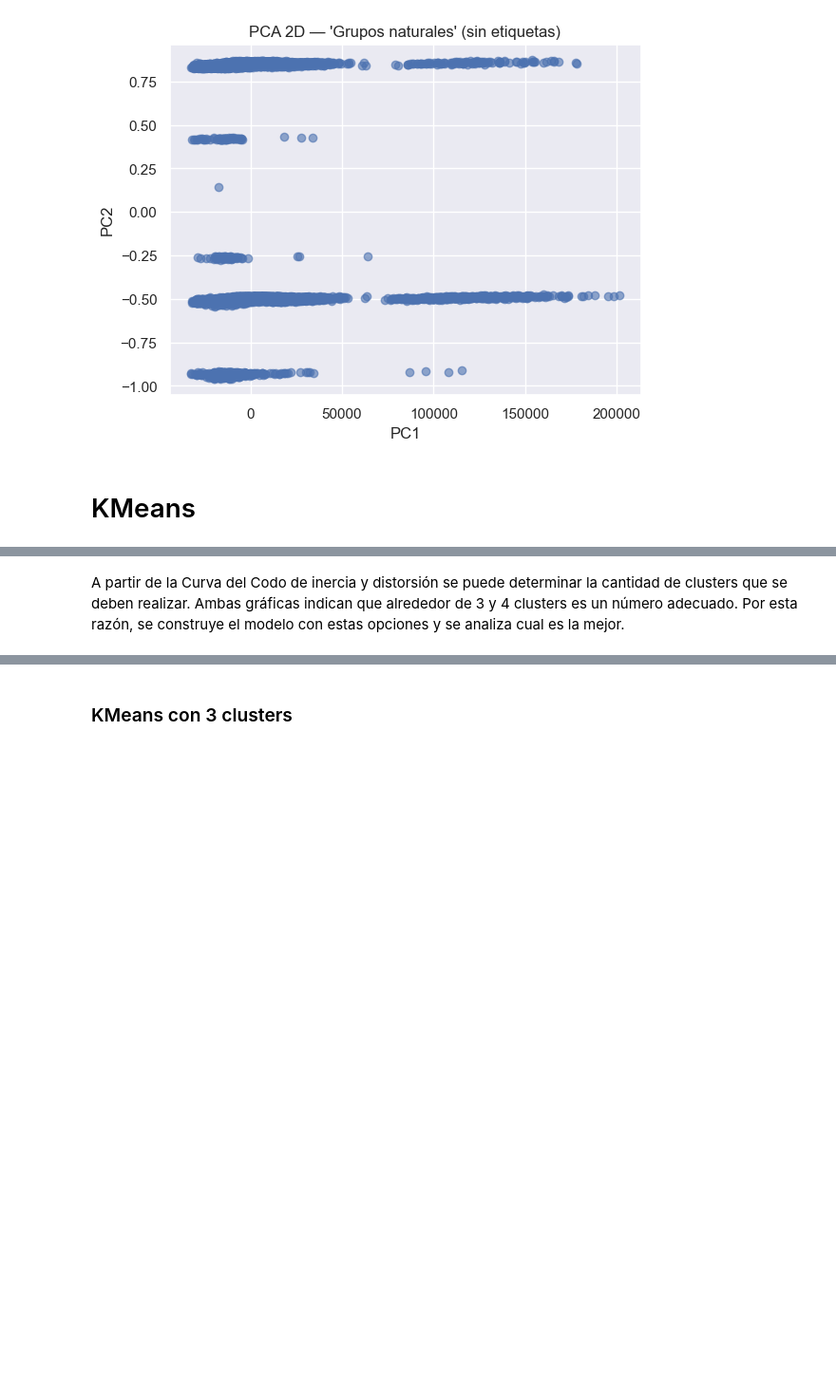
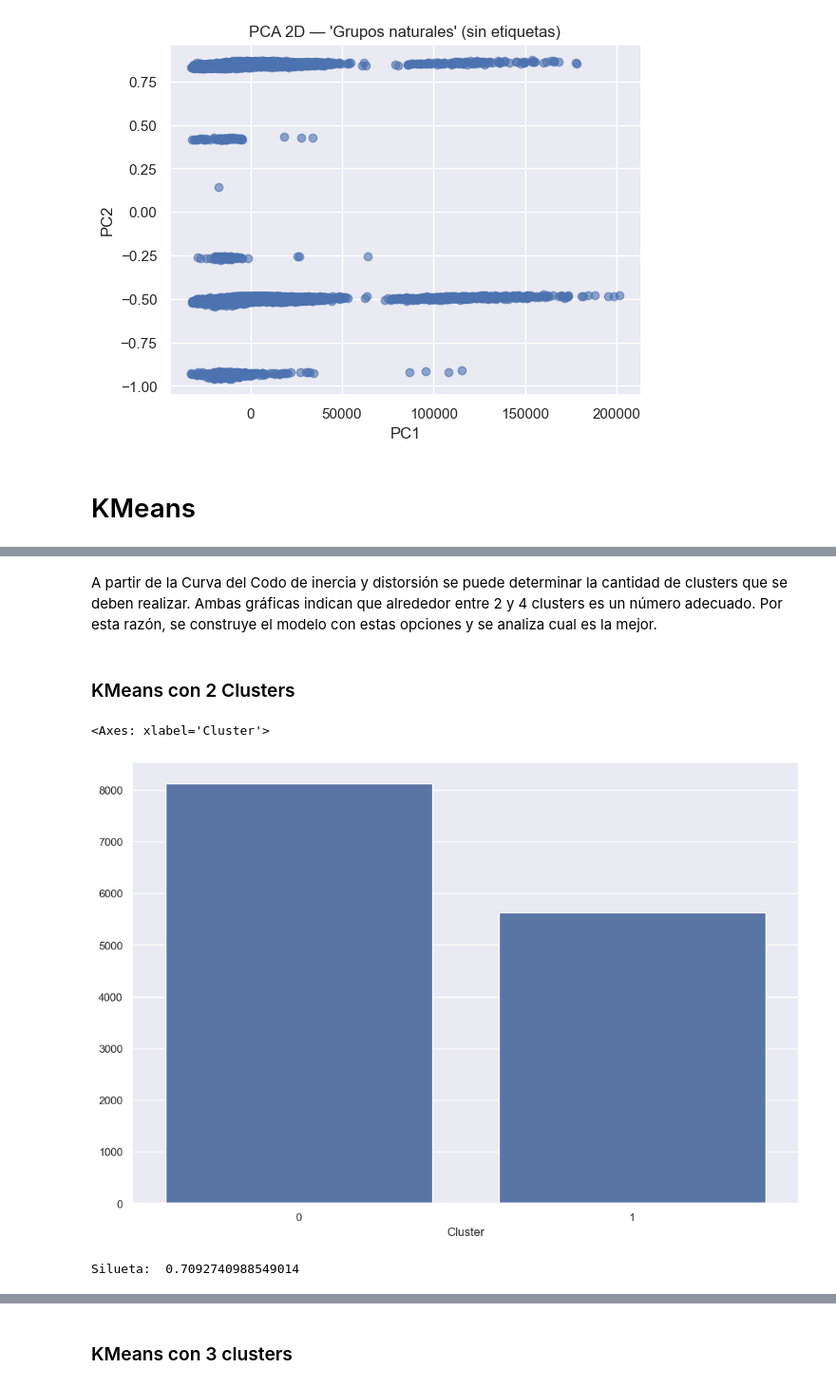
Before and after one commit to BILabsAndProjects/Lab2-Senecafe, a Jupyter notebook: Laboratorio2 LM.ipynb, the cells around one changed output, grey strips where cells are left out. Shown at 95% size. Drawn from its saved outputs; the diff is of its cells as text; code cells hidden in the pictures; blank space fills up the shorter version.

```diff
--- a/Laboratorio2 LM.ipynb
+++ b/Laboratorio2 LM.ipynb
@@ -512,2 +552,4 @@ plot_distortion(df_clean,1,11)
 # %% [markdown]
-A partir de la Curva del Codo de inercia y distorsión se puede determinar la cantidad de clusters que se deben realizar. Ambas gráficas indican que alrededor de 3 y 4 clusters es un número adecuado. Por esta razón, se construye el modelo con estas opciones y se analiza cual es la mejor.
+A partir de la Curva del Codo de inercia y distorsión se puede determinar la cantidad de clusters que se deben realizar. Ambas gráficas indican que alrededor entre 2 y 4 clusters es un número adecuado. Por esta razón, se construye el modelo con estas opciones y se analiza cual es la mejor.
+# %% [markdown]
+### KMeans con 2 Clusters
@@ -513,0 +562,17 @@ A partir de la Curva del Codo de inercia y distorsión se puede determinar la ca
+# %%
+labels = res_kmeans2.labels_
+df_clean['Cluster'] = labels
+cluster_distrib = df_clean['Cluster'].value_counts()
+fig=plt.figure(figsize=(12,8))
+sns.barplot(x=cluster_distrib.index, y=cluster_distrib.values, color='b')
+# %% [output]
+<Axes: xlabel='Cluster'>
+[figure, added]
+# %%
+etiquetas = kmeans2.fit_predict(df_clean)
+sil_score = silhouette_score(df_clean, etiquetas)
+sample_silhouette_values = silhouette_samples(df_clean, etiquetas)
+
+print("Silueta: ", sil_score)
+# %% [output]
+Silueta:  0.7092740988549014
```
Also changed, not shown: parts of 28 cells of this notebook.
